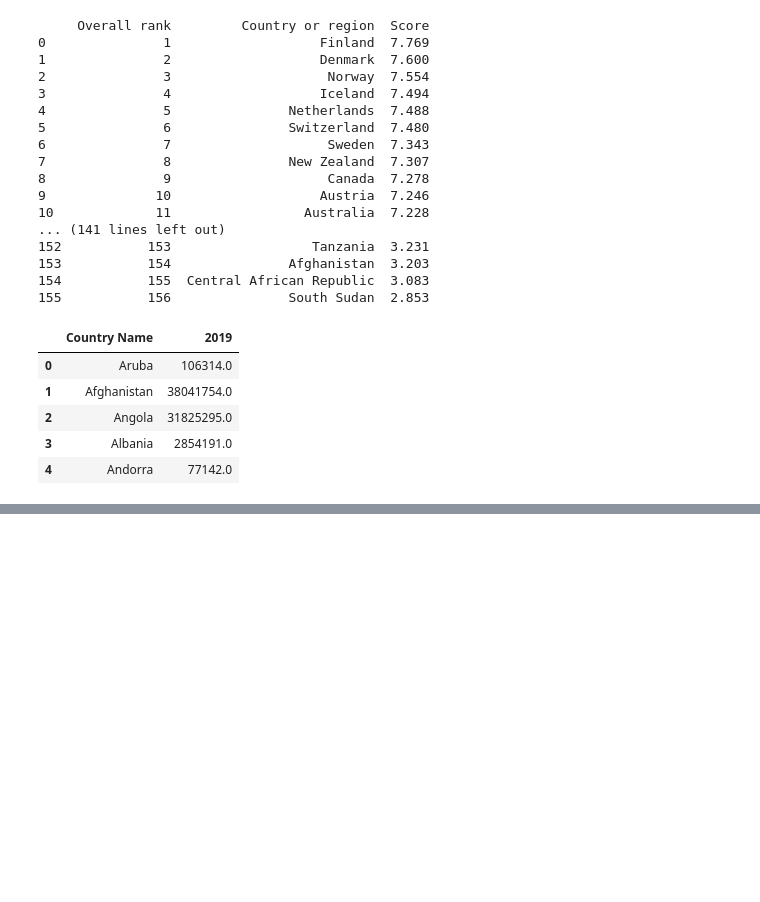
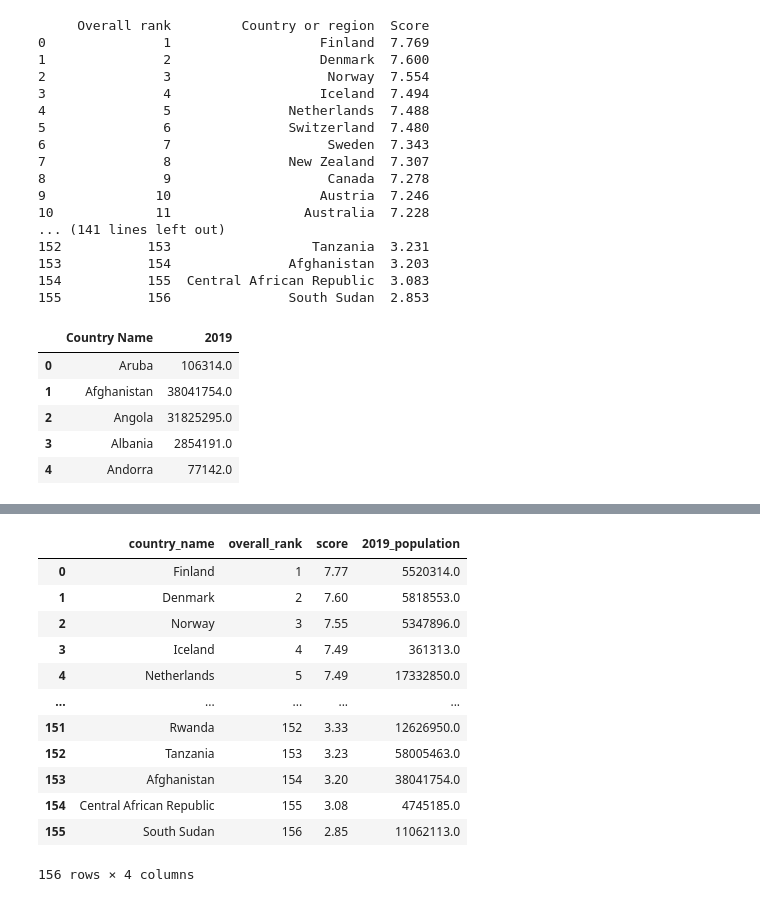
Before and after one commit to kevinsmith78/ETL_ENK_PROJECT, a Jupyter notebook: transform_etl.ipynb, the cells around one changed output, grey strips where cells are left out. Drawn from its saved outputs; the diff is of its cells as text; code cells hidden in the pictures; blank space fills up the shorter version.

```diff
--- a/happy.ipynb
+++ b/transform_etl.ipynb
@@ -74,0 +109,22 @@ new_world_pop_df.head()
+# %%
+from sqlalchemy import create_engine
+engine = create_engine('postgresql://postgres:postgress@localhost:5432/happiness')
+connection = engine.connect()
+# %%
+# dataframe
+happiness_population = pd.read_sql('SELECT happiness.country_name, happiness.overall_rank, round(happiness.score,2) AS score, population."2019_population" from happiness left join population on population.country_name = happiness.country_name order by happiness.overall_rank', connection)
+happiness_population
+# %% [output]
+|  | country_name | overall_rank | score | 2019_population |
+| 0 | Finland | 1 | 7.77 | 5520314.0 |
+| 1 | Denmark | 2 | 7.60 | 5818553.0 |
+| 2 | Norway | 3 | 7.55 | 5347896.0 |
+| 3 | Iceland | 4 | 7.49 | 361313.0 |
+| 4 | Netherlands | 5 | 7.49 | 17332850.0 |
+| ... | ... | ... | ... | ... |
+| 151 | Rwanda | 152 | 3.33 | 12626950.0 |
+| 152 | Tanzania | 153 | 3.23 | 58005463.0 |
+| 153 | Afghanistan | 154 | 3.20 | 38041754.0 |
+| 154 | Central African Republic | 155 | 3.08 | 4745185.0 |
+| 155 | South Sudan | 156 | 2.85 | 11062113.0 |
+156 rows × 4 columns
```
Also changed, not shown: parts of 8 cells of this notebook, 5 other files.
